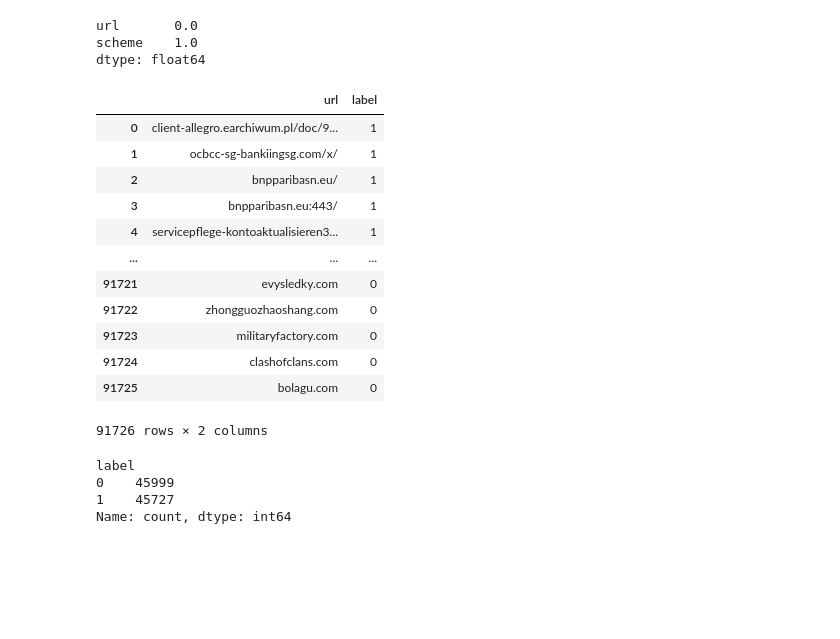
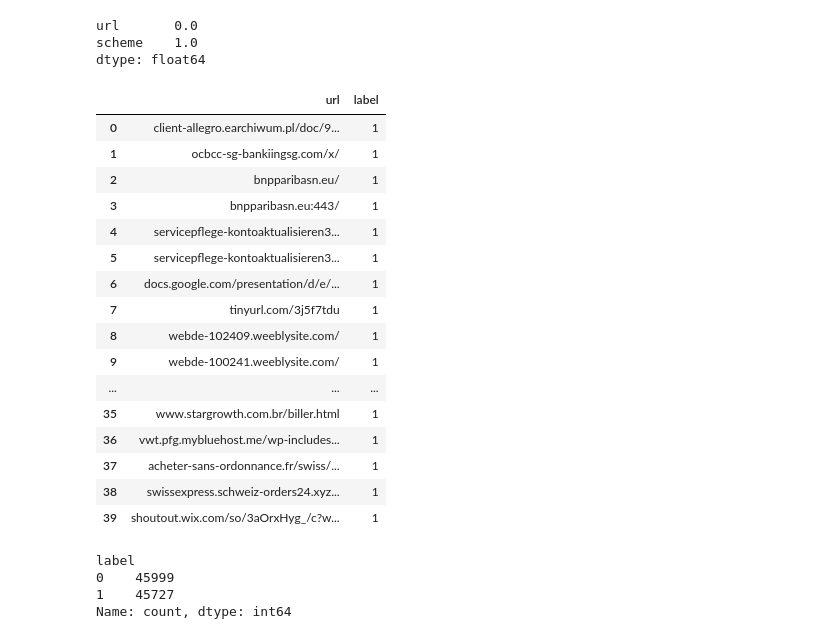
Before and after one commit to BarGoldman/Final-Project-Machine-Learning-Phishing-URL, a Jupyter notebook: model.ipynb, the cells around one changed output. Drawn from its saved outputs; the diff is of its cells as text; code cells hidden in the pictures; blank space fills up the shorter version.

```diff
--- a/model.ipynb
+++ b/model.ipynb
@@ -263,21 +263,25 @@ benign_df['label'] = 0  # Label benign URLs as 0
 # %%
 combined_df = pd.concat([malicious_df[['url', 'label']], benign_df[['url', 'label']]], ignore_index=True)
 # %%
-combined_df
+combined_df.head(40)
 # %% [output]
 |  | url | label |
 | 0 | client-allegro.earchiwum.pl/doc/9... | 1 |
 | 1 | ocbcc-sg-bankiingsg.com/x/ | 1 |
 | 2 | bnpparibasn.eu/ | 1 |
 | 3 | bnpparibasn.eu:443/ | 1 |
 | 4 | servicepflege-kontoaktualisieren3... | 1 |
+| 5 | servicepflege-kontoaktualisieren3... | 1 |
+| 6 | docs.google.com/presentation/d/e/... | 1 |
+| 7 | tinyurl.com/3j5f7tdu | 1 |
+| 8 | webde-102409.weeblysite.com/ | 1 |
+| 9 | webde-100241.weeblysite.com/ | 1 |
 | ... | ... | ... |
-| 91721 | evysledky.com | 0 |
-| 91722 | zhongguozhaoshang.com | 0 |
-| 91723 | militaryfactory.com | 0 |
-| 91724 | clashofclans.com | 0 |
-| 91725 | bolagu.com | 0 |
+| 35 | www.stargrowth.com.br/biller.html | 1 |
+| 36 | vwt.pfg.mybluehost.me/wp-includes... | 1 |
+| 37 | acheter-sans-ordonnance.fr/swiss/... | 1 |
+| 38 | swissexpress.schweiz-orders24.xyz... | 1 |
+| 39 | shoutout.wix.com/so/3aOrxHyg_/c?w... | 1 |
-91726 rows × 2 columns
 # %%
 import seaborn as sns
 import matplotlib.pyplot as plt
```
Also changed, not shown: parts of 1 cell of this notebook.
